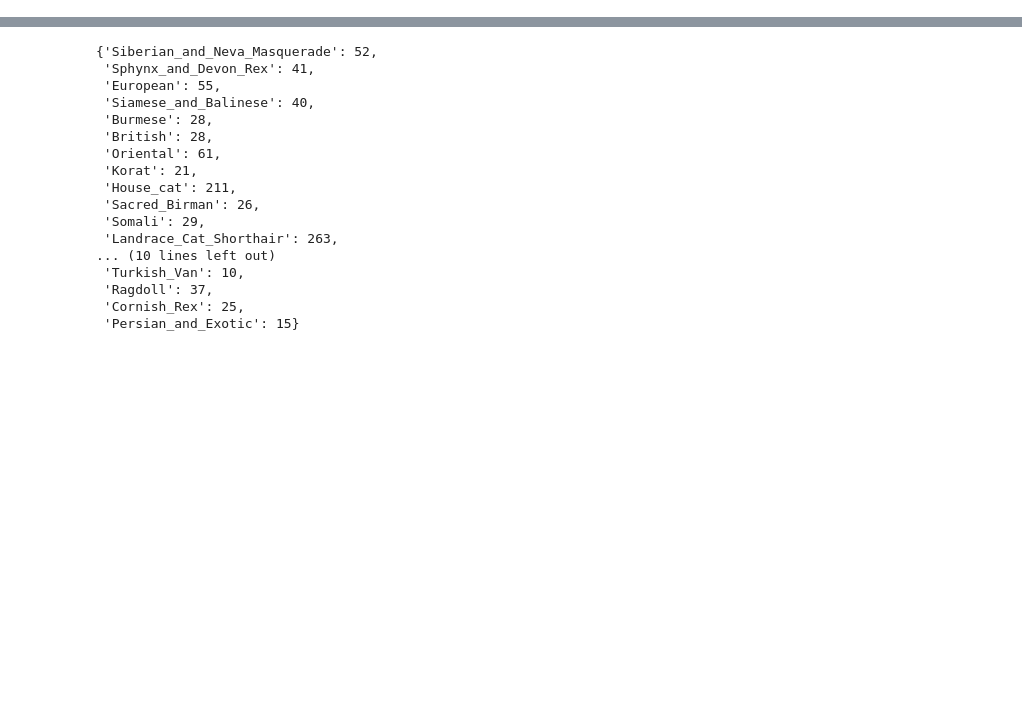
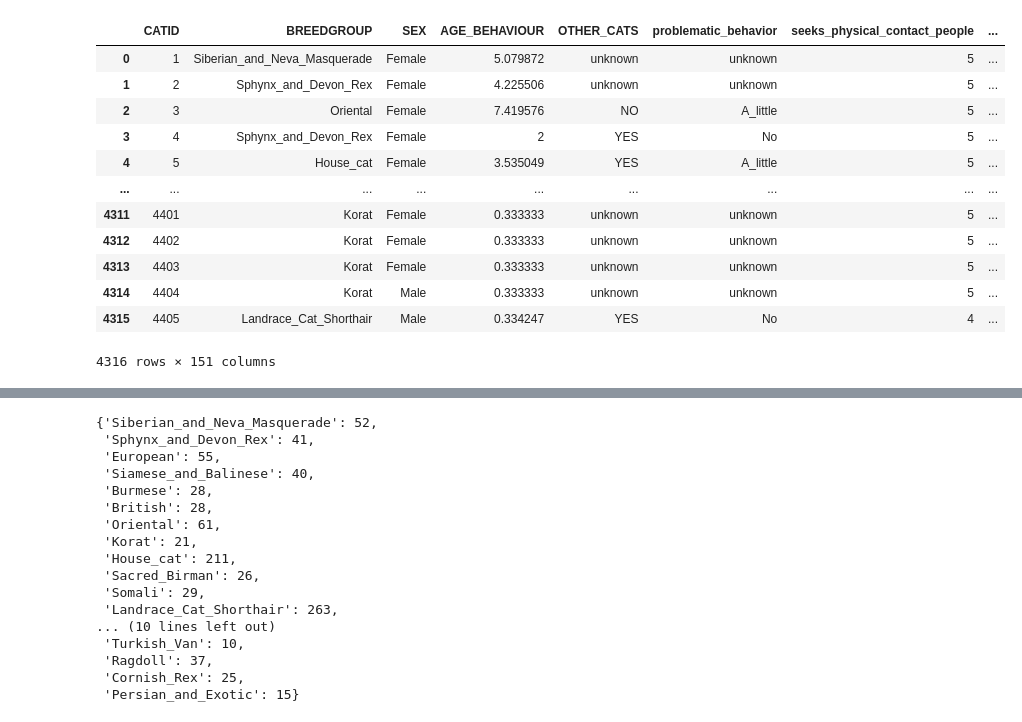
Before and after one commit to gialmisi/catsanddogs, a Jupyter notebook: experimenting.ipynb, the cells around one changed output, grey strips where cells are left out. Drawn from its saved outputs; the diff is of its cells as text; code cells hidden in the pictures; blank space fills up the shorter version.

```diff
--- a/experimenting.ipynb
+++ b/experimenting.ipynb
@@ -7,6 +7,21 @@ from desdeo_tools.utilities import fast_non_dominated_sort_indices
 import plotly.express as px
 # %%
 df = read_excel()
+df
+# %% [output]
+|  | CATID | BREEDGROUP | SEX | AGE_BEHAVIOUR | OTHER_CATS | problematic_behavior | seeks_physical_contact_people | ... |
+| 0 | 1 | Siberian_and_Neva_Masquerade | Female | 5.079872 | unknown | unknown | 5 | ... |
+| 1 | 2 | Sphynx_and_Devon_Rex | Female | 4.225506 | unknown | unknown | 5 | ... |
+| 2 | 3 | Oriental | Female | 7.419576 | NO | A_little | 5 | ... |
+| 3 | 4 | Sphynx_and_Devon_Rex | Female | 2 | YES | No | 5 | ... |
+| 4 | 5 | House_cat | Female | 3.535049 | YES | A_little | 5 | ... |
+| ... | ... | ... | ... | ... | ... | ... | ... | ... |
+| 4311 | 4401 | Korat | Female | 0.333333 | unknown | unknown | 5 | ... |
+| 4312 | 4402 | Korat | Female | 0.333333 | unknown | unknown | 5 | ... |
+| 4313 | 4403 | Korat | Female | 0.333333 | unknown | unknown | 5 | ... |
+| 4314 | 4404 | Korat | Male | 0.333333 | unknown | unknown | 5 | ... |
+| 4315 | 4405 | Landrace_Cat_Shorthair | Male | 0.334247 | YES | No | 4 | ... |
+4316 rows × 151 columns
 # %%
 objectives = ["fearfulness", "human_aggression", "activity_playfulness", "cat_sociability", "human_sociability", "litterbox_issues", "excessive_grooming"]
 directions = [1, 1, -1, -1, -1, 1, 1]
```
Also changed, not shown: parts of 8 cells of this notebook, 1 other file.
